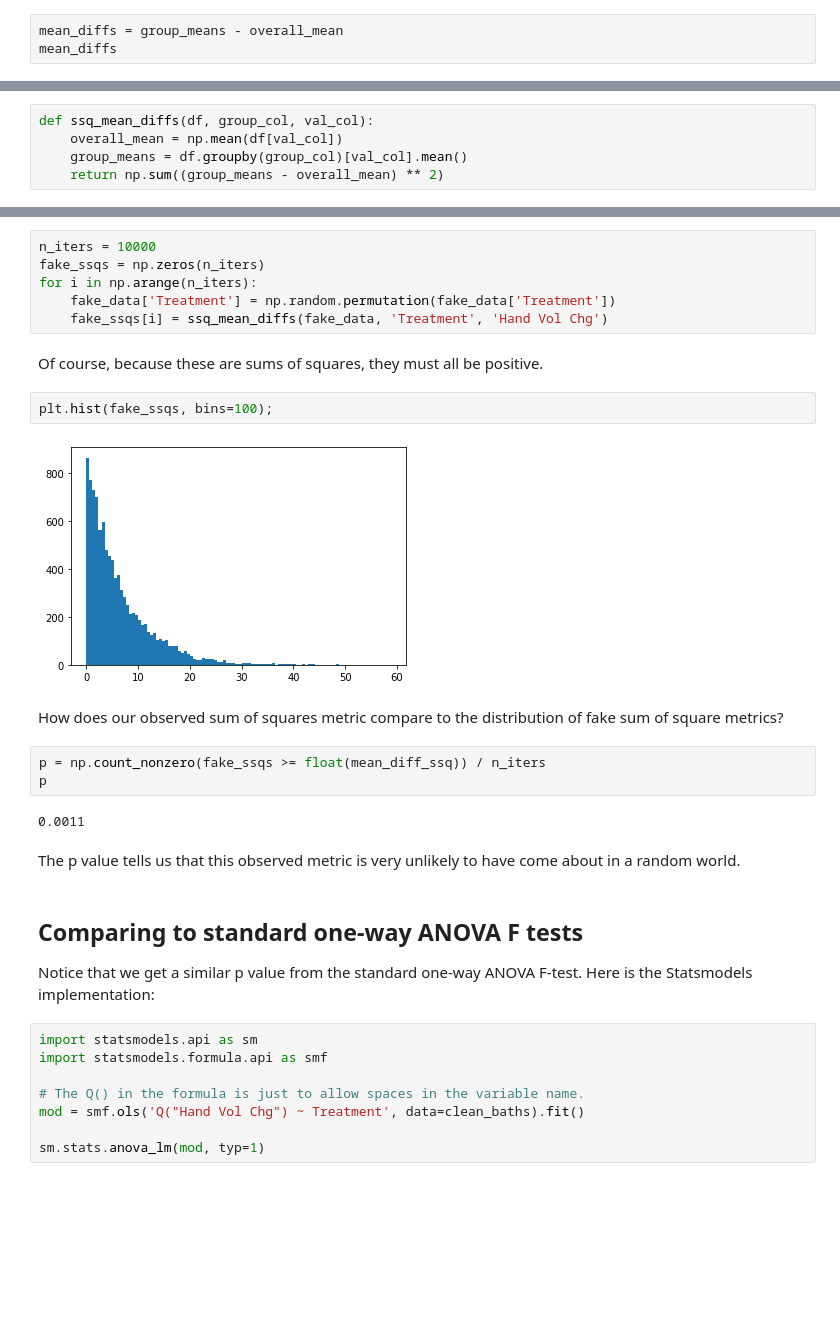
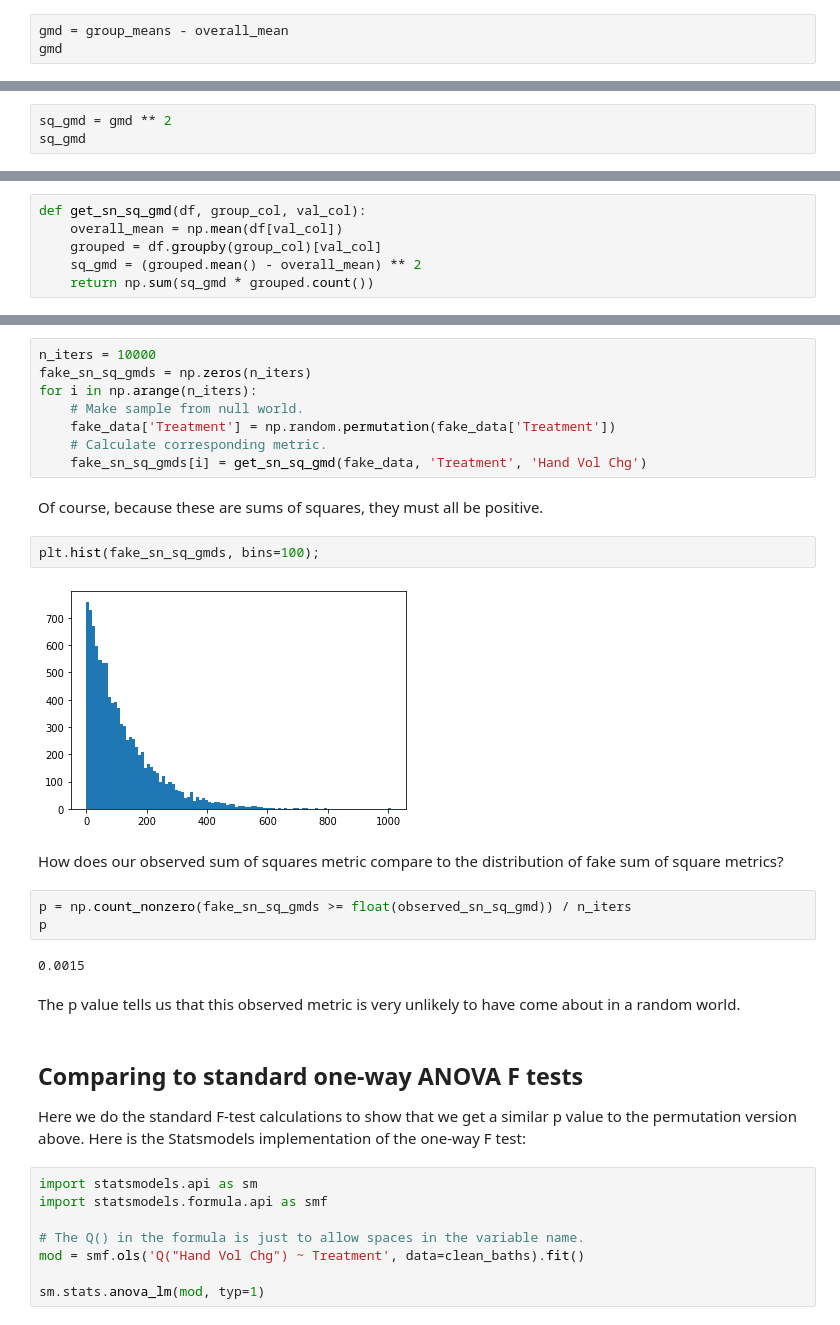
Before and after one commit to matthew-brett/some-tutorials, a Jupyter notebook: oneway/one_way_anova.ipynb, the cells around one changed output, grey strips where cells are left out. Saved outputs shown, nothing was run; the diff lists cells and outputs as text; blank space fills up the shorter version.

Commit message:
One-way ANOVA, fixed.

```diff
--- a/oneway/one_way_anova.ipynb
+++ b/oneway/one_way_anova.ipynb
@@ -164,6 +207,6 @@ We calculate the difference between the group means and the overall mean.
 # %%
-mean_diffs = group_means - overall_mean
-mean_diffs
+gmd = group_means - overall_mean
+gmd
 # %% [output]
 |  | Hand Vol Chg |
 | Treatment |  |
@@ -180,0 +218,3 @@ dtype: float64
+# %%
+sq_gmd = gmd ** 2
+sq_gmd
@@ -183,8 +249,9 @@ This is our metric.  To make this a bit clearer, we put the calculation of our m
 # %%
-def ssq_mean_diffs(df, group_col, val_col):
+def get_sn_sq_gmd(df, group_col, val_col):
     overall_mean = np.mean(df[val_col])
-    group_means = df.groupby(group_col)[val_col].mean()
-    return np.sum((group_means - overall_mean) ** 2)
+    grouped = df.groupby(group_col)[val_col]
+    sq_gmd = (grouped.mean() - overall_mean) ** 2
+    return np.sum(sq_gmd * grouped.count())
 # %% [markdown]
 Check that we get the same answer from the function as we did with the step-by-step calculation:
 # %%
@@ -227,29 +297,34 @@ Now we are ready to do our simulation.  We do 10000 trials, making a new random
 # %%
 n_iters = 10000
-fake_ssqs = np.zeros(n_iters)
+fake_sn_sq_gmds = np.zeros(n_iters)
 for i in np.arange(n_iters):
+    # Make sample from null world.
     fake_data['Treatment'] = np.random.permutation(fake_data['Treatment'])
-    fake_ssqs[i] = ssq_mean_diffs(fake_data, 'Treatment', 'Hand Vol Chg')
+    # Calculate corresponding metric.
+    fake_sn_sq_gmds[i] = get_sn_sq_gmd(fake_data, 'Treatment', 'Hand Vol Chg')
 # %% [markdown]
 Of course, because these are sums of squares, they must all be positive.
 # %%
-plt.hist(fake_ssqs, bins=100);
+plt.hist(fake_sn_sq_gmds, bins=100);
 # %% [output]
-[figure, old version]
+[figure, new version]
 # %% [markdown]
-How does our observed sum of squares metric compare to the distribution of fake sum of square metrics?
+How does our observed sum of squares metric compare to the distribution of fake
+sum of square metrics?
 # %%
-p = np.count_nonzero(fake_ssqs >= float(mean_diff_ssq)) / n_iters
+p = np.count_nonzero(fake_sn_sq_gmds >= float(observed_sn_sq_gmd)) / n_iters
 p
 # %% [output]
-0.0011
+0.0015
 # %% [markdown]
-The p value tells us that this observed metric is very unlikely to have come about in a random world.
+The p value tells us that this observed metric is very unlikely to have come
+about in a random world.
 # %% [markdown]
 ## Comparing to standard one-way ANOVA F tests
 
-Notice that we get a similar p value from the standard one-way ANOVA
-F-test.  Here is the Statsmodels implementation:
+Here we do the standard F-test calculations to show that we get a similar p
+value to the permutation version above.  Here is the Statsmodels
+implementation of the one-way F test:
 # %%
 import statsmodels.api as sm
 import statsmodels.formula.api as smf
```
Also changed, not shown: parts of 61 cells of this notebook, 1 other file.
